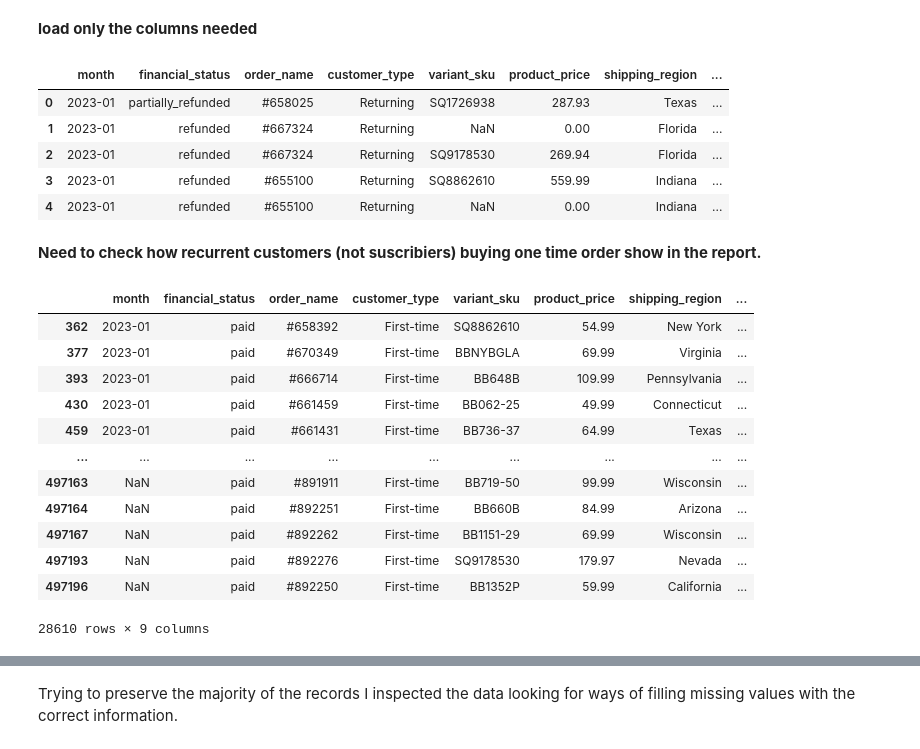
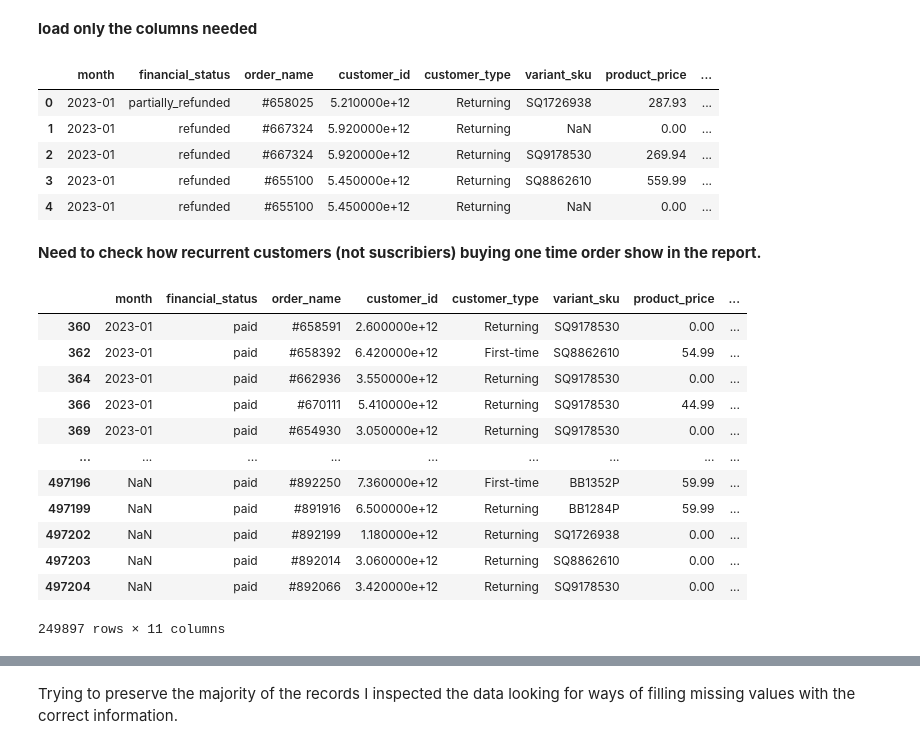
Before and after one commit to Requenamar3/Data-Mining, a Jupyter notebook: Data Mining Final Project.ipynb, the cells around one changed output, grey strips where cells are left out. Saved outputs shown, nothing was run; the diff lists cells and outputs as text; code cells hidden in the pictures.

```diff
--- a/Data Mining Final Project.ipynb
+++ b/Data Mining Final Project.ipynb
@@ -56,8 +74,8 @@ file_paths = [
 ]
 
 columns_to_load = [
-     'customer_type','customer_cohort_month',
-    'order_name', 'month', 'units_per_transaction',
+     'customer_type','customer_cohort_month', 'customer_cohort_week',
+    'order_name', 'month', 'units_per_transaction','customer_id',
     'product_price', 'shipping_region','variant_sku','financial_status'
 ]
 
@@ -75,36 +93,34 @@ for file_path in file_paths:
 BBORDERS = pd.concat(dataframes_list, ignore_index=True)
 BBORDERS.head()
 # %% [output]
-|  | month | financial_status | order_name | customer_type | variant_sku | product_price | shipping_region | ... |
-| 0 | 2023-01 | partially_refunded | #658025 | Returning | SQ1726938 | 287.93 | Texas | ... |
-| 1 | 2023-01 | refunded | #667324 | Returning | NaN | 0.00 | Florida | ... |
-| 2 | 2023-01 | refunded | #667324 | Returning | SQ9178530 | 269.94 | Florida | ... |
-| 3 | 2023-01 | refunded | #655100 | Returning | SQ8862610 | 559.99 | Indiana | ... |
-| 4 | 2023-01 | refunded | #655100 | Returning | NaN | 0.00 | Indiana | ... |
+|  | month | financial_status | order_name | customer_id | customer_type | variant_sku | product_price | ... |
+| 0 | 2023-01 | partially_refunded | #658025 | 5.210000e+12 | Returning | SQ1726938 | 287.93 | ... |
+| 1 | 2023-01 | refunded | #667324 | 5.920000e+12 | Returning | NaN | 0.00 | ... |
+| 2 | 2023-01 | refunded | #667324 | 5.920000e+12 | Returning | SQ9178530 | 269.94 | ... |
+| 3 | 2023-01 | refunded | #655100 | 5.450000e+12 | Returning | SQ8862610 | 559.99 | ... |
+| 4 | 2023-01 | refunded | #655100 | 5.450000e+12 | Returning | NaN | 0.00 | ... |
 # %% [markdown]
 **Need to check how recurrent customers (not suscribiers) buying one time order show in the report.**
 # %%
 #Filtered only orders paid representing sucessfull transactions,
-#first time Customers representing New suscriptions.
 #dropping missing values from variant_sku representing coupons
 
 BB_filtered= BBORDERS[
-    (BBORDERS['financial_status'] == 'paid') &
-    (BBORDERS['customer_type'] == 'First-time')
+    (BBORDERS['financial_status'] == 'paid')
 ].dropna(subset=['variant_sku'])
 
 BB_filtered
 # %% [output]
-|  | month | financial_status | order_name | customer_type | variant_sku | product_price | shipping_region | ... |
-| 362 | 2023-01 | paid | #658392 | First-time | SQ8862610 | 54.99 | New York | ... |
-| 377 | 2023-01 | paid | #670349 | First-time | BBNYBGLA | 69.99 | Virginia | ... |
-| 393 | 2023-01 | paid | #666714 | First-time | BB648B | 109.99 | Pennsylvania | ... |
-| 430 | 2023-01 | paid | #661459 | First-time | BB062-25 | 49.99 | Connecticut | ... |
-| 459 | 2023-01 | paid | #661431 | First-time | BB736-37 | 64.99 | Texas | ... |
+|  | month | financial_status | order_name | customer_id | customer_type | variant_sku | product_price | ... |
+| 360 | 2023-01 | paid | #658591 | 2.600000e+12 | Returning | SQ9178530 | 0.00 | ... |
+| 362 | 2023-01 | paid | #658392 | 6.420000e+12 | First-time | SQ8862610 | 54.99 | ... |
+| 364 | 2023-01 | paid | #662936 | 3.550000e+12 | Returning | SQ9178530 | 0.00 | ... |
+| 366 | 2023-01 | paid | #670111 | 5.410000e+12 | Returning | SQ9178530 | 44.99 | ... |
+| 369 | 2023-01 | paid | #654930 | 3.050000e+12 | Returning | SQ9178530 | 0.00 | ... |
 | ... | ... | ... | ... | ... | ... | ... | ... | ... |
-| 497163 | NaN | paid | #891911 | First-time | BB719-50 | 99.99 | Wisconsin | ... |
-| 497164 | NaN | paid | #892251 | First-time | BB660B | 84.99 | Arizona | ... |
-| 497167 | NaN | paid | #892262 | First-time | BB1151-29 | 69.99 | Wisconsin | ... |
-| 497193 | NaN | paid | #892276 | First-time | SQ9178530 | 179.97 | Nevada | ... |
-| 497196 | NaN | paid | #892250 | First-time | BB1352P | 59.99 | California | ... |
+| 497196 | NaN | paid | #892250 | 7.360000e+12 | First-time | BB1352P | 59.99 | ... |
+| 497199 | NaN | paid | #891916 | 6.500000e+12 | Returning | BB1284P | 59.99 | ... |
+| 497202 | NaN | paid | #892199 | 1.180000e+12 | Returning | SQ1726938 | 0.00 | ... |
+| 497203 | NaN | paid | #892014 | 3.060000e+12 | Returning | SQ8862610 | 0.00 | ... |
+| 497204 | NaN | paid | #892066 | 3.420000e+12 | Returning | SQ9178530 | 0.00 | ... |
-28610 rows × 9 columns
+249897 rows × 11 columns
```
Also changed, not shown: parts of 24 cells of this notebook.
